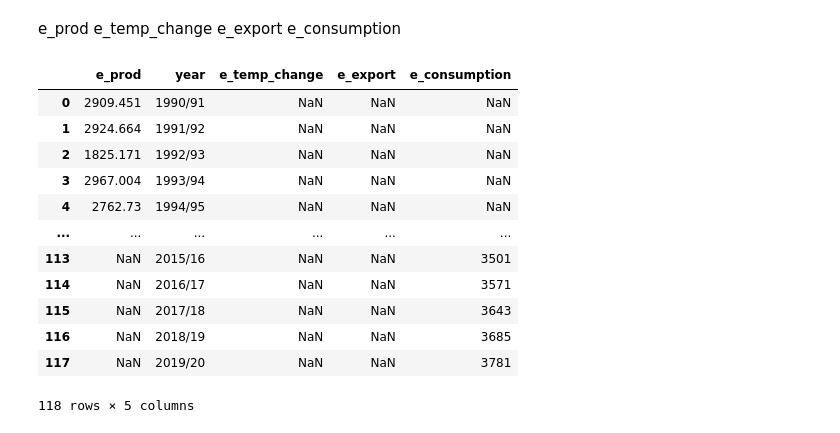
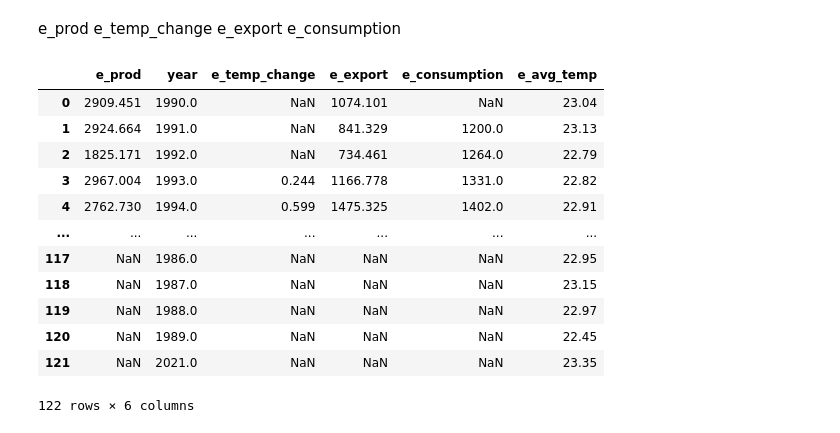
Before and after one commit to sanghyuns/Climate_Change_vs_Coffee_Production, a Jupyter notebook: Shawn.ipynb, the cells around one changed output. Saved outputs shown, nothing was run; the diff lists cells and outputs as text; code cells hidden in the pictures.

```diff
--- a/Shawn.ipynb
+++ b/Shawn.ipynb
@@ -152,3 +219,3 @@ prod_temp_df = pd.concat([e_prod, e_temp_change])
 # %%
-export_consump = pd.concat([e_export, e_consumption])
+export_consump = pd.merge(e_export, e_consumption, how='outer', on='year')
 # %%
@@ -158,16 +222,0 @@ ethiopia_df = ethiopia_df.reset_index()
-# %%
-ethiopia_df.drop(columns='index')
-# %% [output]
-|  | e_prod | year | e_temp_change | e_export | e_consumption |
-| 0 | 2909.451 | 1990/91 | NaN | NaN | NaN |
-| 1 | 2924.664 | 1991/92 | NaN | NaN | NaN |
-| 2 | 1825.171 | 1992/93 | NaN | NaN | NaN |
-| 3 | 2967.004 | 1993/94 | NaN | NaN | NaN |
-| 4 | 2762.73 | 1994/95 | NaN | NaN | NaN |
-| ... | ... | ... | ... | ... | ... |
-| 113 | NaN | 2015/16 | NaN | NaN | 3501 |
-| 114 | NaN | 2016/17 | NaN | NaN | 3571 |
-| 115 | NaN | 2017/18 | NaN | NaN | 3643 |
-| 116 | NaN | 2018/19 | NaN | NaN | 3685 |
-| 117 | NaN | 2019/20 | NaN | NaN | 3781 |
-118 rows × 5 columns
@@ -174 +225,17 @@ ethiopia_df.drop(columns='index')
+# %%
+ethiopia_df
+# %% [output]
+|  | e_prod | year | e_temp_change | e_export | e_consumption | e_avg_temp |
+| 0 | 2909.451 | 1990.0 | NaN | 1074.101 | NaN | 23.04 |
+| 1 | 2924.664 | 1991.0 | NaN | 841.329 | 1200.0 | 23.13 |
+| 2 | 1825.171 | 1992.0 | NaN | 734.461 | 1264.0 | 22.79 |
+| 3 | 2967.004 | 1993.0 | 0.244 | 1166.778 | 1331.0 | 22.82 |
+| 4 | 2762.730 | 1994.0 | 0.599 | 1475.325 | 1402.0 | 22.91 |
+| ... | ... | ... | ... | ... | ... | ... |
+| 117 | NaN | 1986.0 | NaN | NaN | NaN | 22.95 |
+| 118 | NaN | 1987.0 | NaN | NaN | NaN | 23.15 |
+| 119 | NaN | 1988.0 | NaN | NaN | NaN | 22.97 |
+| 120 | NaN | 1989.0 | NaN | NaN | NaN | 22.45 |
+| 121 | NaN | 2021.0 | NaN | NaN | NaN | 23.35 |
+122 rows × 6 columns
 # %%
```
Also changed, not shown: parts of 31 cells of this notebook, 5 other files.
